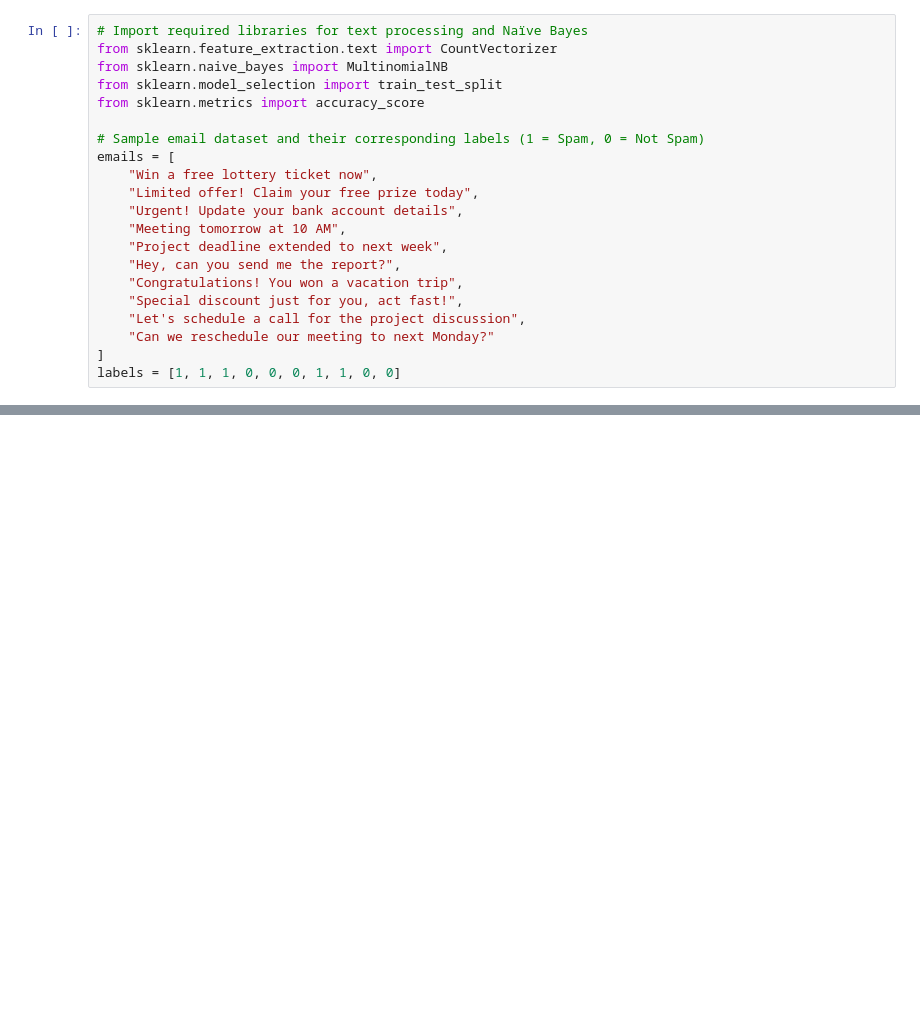
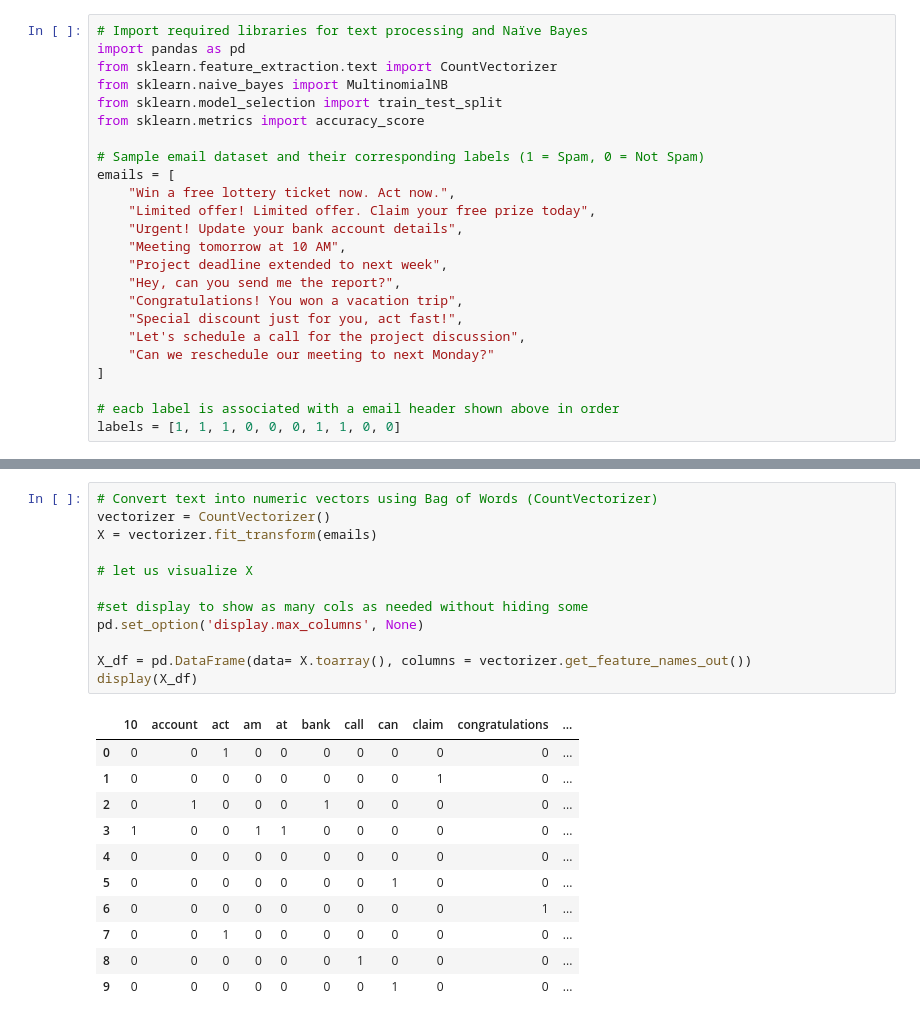
Before and after one commit to Luoxiaowanzi/IS-4487-Guide, a Jupyter notebook: Demos/demo_12_bayes_svm_neural.ipynb, the cells around one changed output, grey strips where cells are left out. Saved outputs shown, nothing was run; the diff lists cells and outputs as text; blank space fills up the shorter version.

Commit message:
many updates with explanations

```diff
--- a/Demos/demo_12_bayes_svm_neural.ipynb
+++ b/Demos/demo_12_bayes_svm_neural.ipynb
@@ -27,5 +31,6 @@ The model learns the patterns of words that typically appear in spam vs. non-spa
 # %%
 # Import required libraries for text processing and Naïve Bayes
+import pandas as pd
 from sklearn.feature_extraction.text import CountVectorizer
 from sklearn.naive_bayes import MultinomialNB
 from sklearn.model_selection import train_test_split
@@ -33,8 +38,8 @@ from sklearn.metrics import accuracy_score
 
 # Sample email dataset and their corresponding labels (1 = Spam, 0 = Not Spam)
 emails = [
-    "Win a free lottery ticket now",
-    "Limited offer! Claim your free prize today",
+    "Win a free lottery ticket now. Act now.",
+    "Limited offer! Limited offer. Claim your free prize today",
     "Urgent! Update your bank account details",
     "Meeting tomorrow at 10 AM",
     "Project deadline extended to next week",
@@ -44,4 +49,6 @@ emails = [
     "Let's schedule a call for the project discussion",
     "Can we reschedule our meeting to next Monday?"
 ]
+
+# eacb label is associated with a email header shown above in order
 labels = [1, 1, 1, 0, 0, 0, 1, 1, 0, 0]
@@ -49,0 +63,24 @@ Prepare Data
+# %%
+# Convert text into numeric vectors using Bag of Words (CountVectorizer)
+vectorizer = CountVectorizer()
+X = vectorizer.fit_transform(emails)
+
+# let us visualize X
+
+#set display to show as many cols as needed without hiding some
+pd.set_option('display.max_columns', None)
+
+X_df = pd.DataFrame(data= X.toarray(), columns = vectorizer.get_feature_names_out())
+display(X_df)
+# %% [output]
+|  | 10 | account | act | am | at | bank | call | can | claim | congratulations | ... |
+| 0 | 0 | 0 | 1 | 0 | 0 | 0 | 0 | 0 | 0 | 0 | ... |
+| 1 | 0 | 0 | 0 | 0 | 0 | 0 | 0 | 0 | 1 | 0 | ... |
+| 2 | 0 | 1 | 0 | 0 | 0 | 1 | 0 | 0 | 0 | 0 | ... |
+| 3 | 1 | 0 | 0 | 1 | 1 | 0 | 0 | 0 | 0 | 0 | ... |
+| 4 | 0 | 0 | 0 | 0 | 0 | 0 | 0 | 0 | 0 | 0 | ... |
+| 5 | 0 | 0 | 0 | 0 | 0 | 0 | 0 | 1 | 0 | 0 | ... |
+| 6 | 0 | 0 | 0 | 0 | 0 | 0 | 0 | 0 | 0 | 1 | ... |
+| 7 | 0 | 0 | 1 | 0 | 0 | 0 | 0 | 0 | 0 | 0 | ... |
+| 8 | 0 | 0 | 0 | 0 | 0 | 0 | 1 | 0 | 0 | 0 | ... |
+| 9 | 0 | 0 | 0 | 0 | 0 | 0 | 0 | 1 | 0 | 0 | ... |
```
Also changed, not shown: parts of 52 cells of this notebook.
